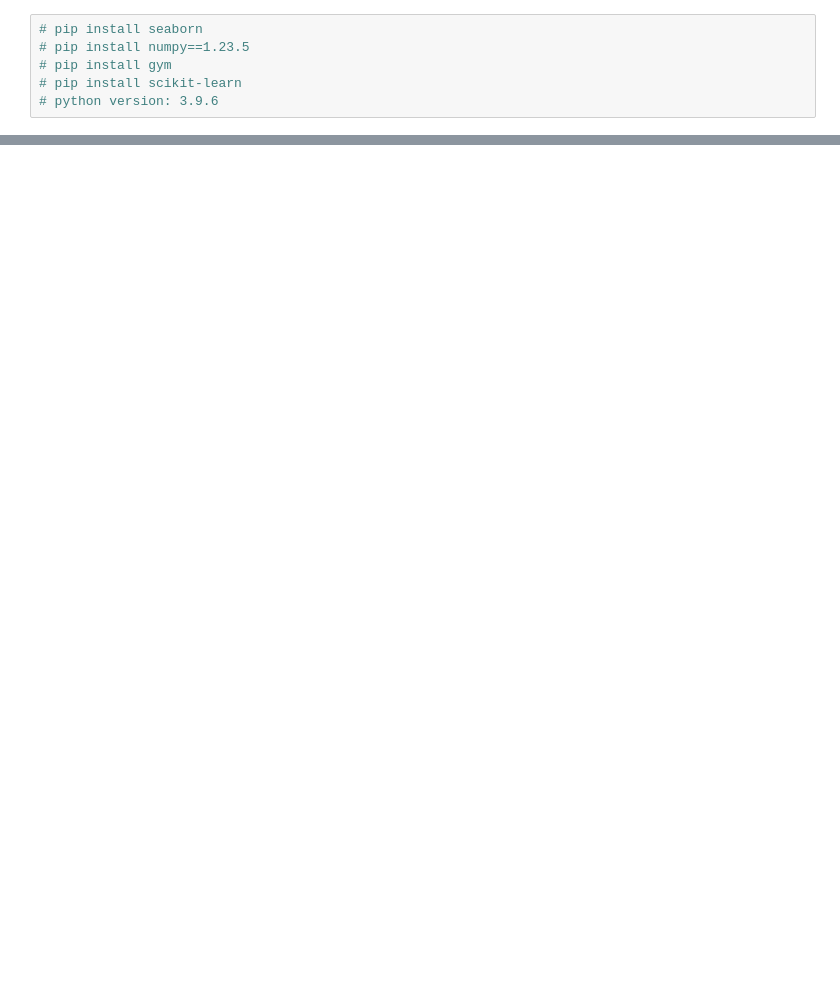
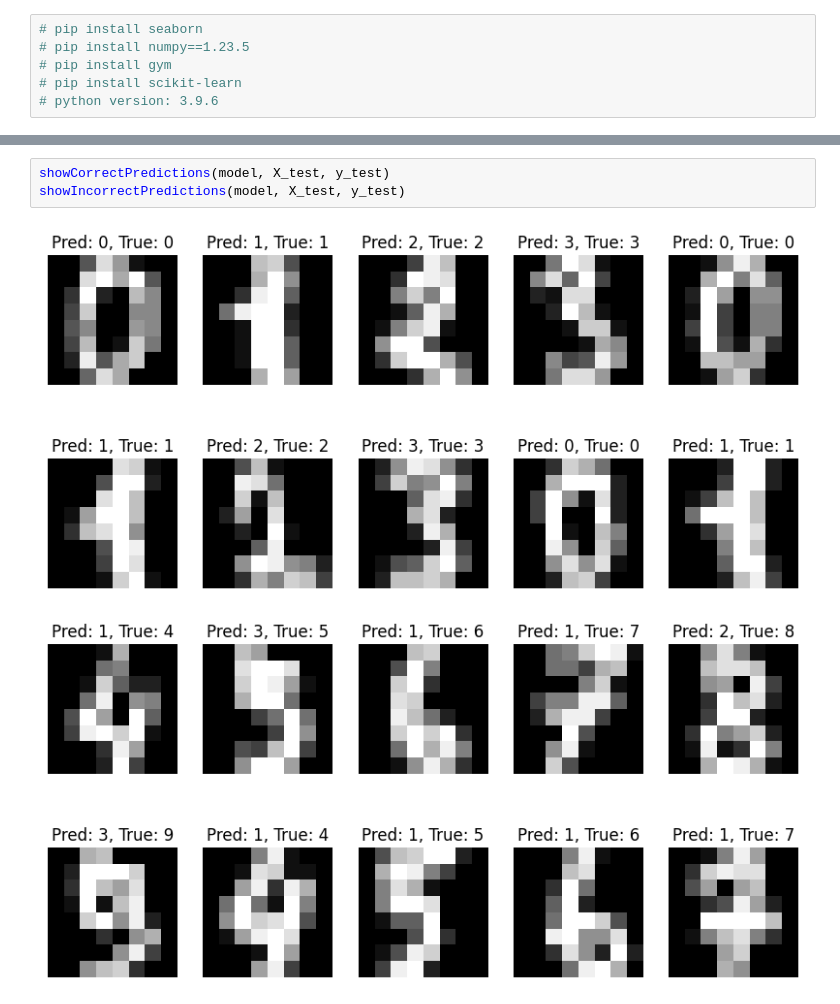
Before and after one commit to aimlworkshop/workshop, a Jupyter notebook: Session1/unsupervised.ipynb, the cells around one changed output, grey strips where cells are left out. Saved outputs shown, nothing was run; the diff lists cells and outputs as text; blank space fills up the shorter version.

```diff
--- a/Session1/unsupervised.ipynb
+++ b/Session1/unsupervised.ipynb
@@ -124,0 +209,6 @@ def unsupervised_learning():
+# %%
+showCorrectPredictions(model, X_test, y_test)
+showIncorrectPredictions(model, X_test, y_test)
+# %% [output]
+[figure, added]
+[figure, added]
```
Also changed, not shown: parts of 14 cells of this notebook, 2 other files.
